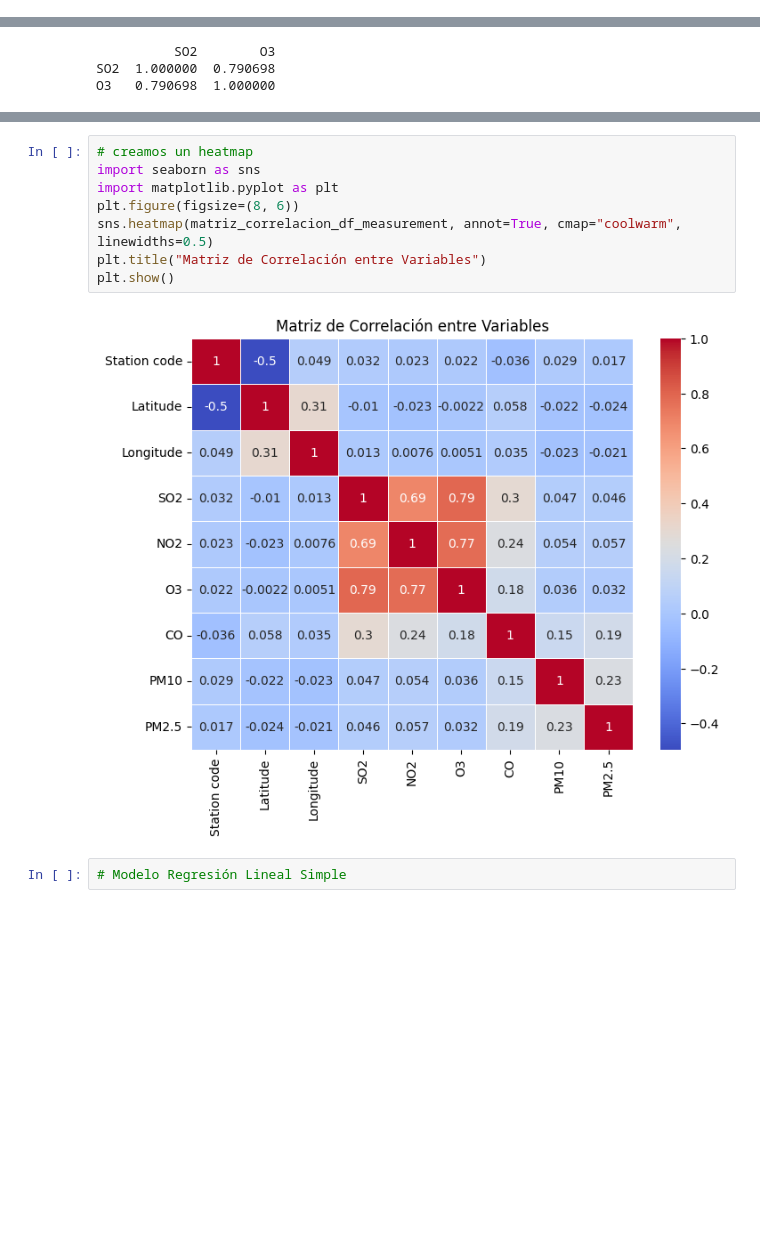
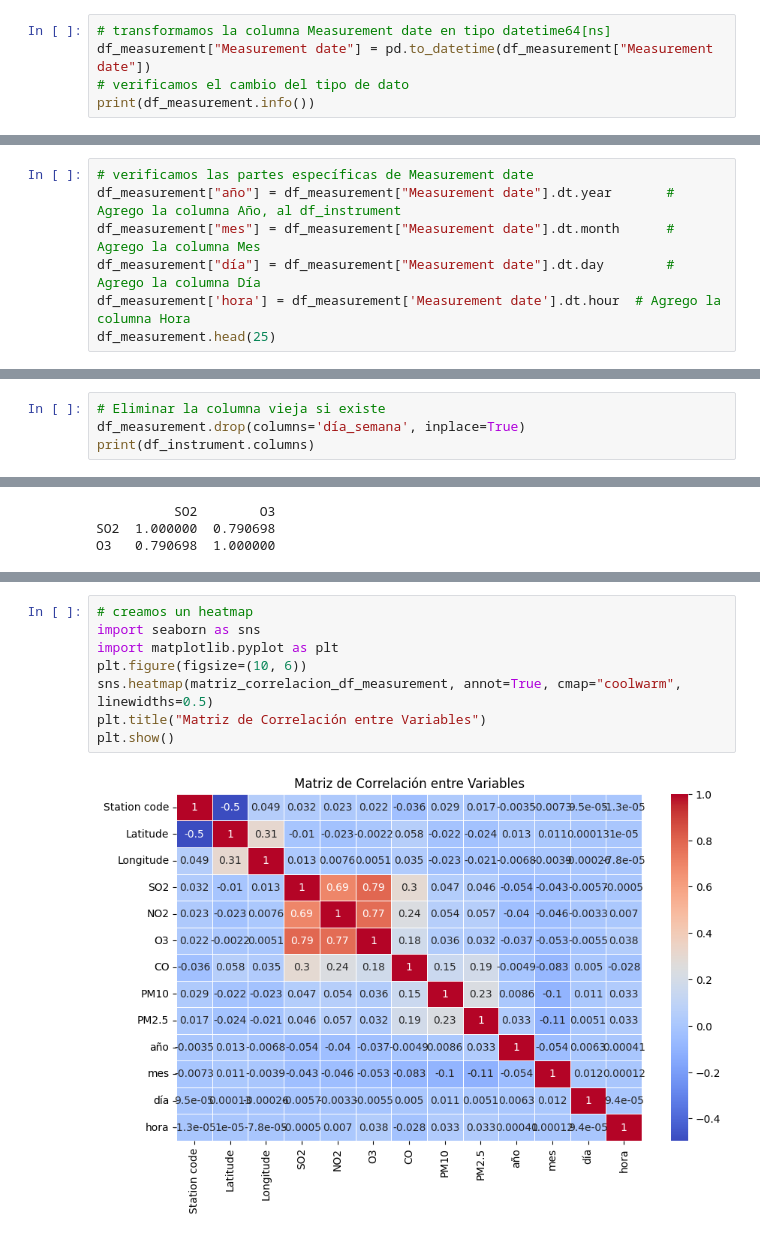
Before and after one commit to carlosgomezagrafojo/pollution-data, a Jupyter notebook: proyect_contaminacion.ipynb, the cells around one changed output, grey strips where cells are left out. Drawn from its saved outputs; the diff is of its cells as text; blank space fills up the shorter version.

Commit message:
Creado con Colab ; Tarea Nº 2, respuesta Nº 1, primer modelo de regresión para la 1era predicción

```diff
--- a/proyect_contaminacion.ipynb
+++ b/proyect_contaminacion.ipynb
@@ -960,3 +966,8 @@ dtype: int64
 print(df_measurement.duplicated().sum())
 # %% [output]
 0
+# %%
+# transformamos la columna Measurement date en tipo datetime64[ns]
+df_measurement["Measurement date"] = pd.to_datetime(df_measurement["Measurement date"])
+# verificamos el cambio del tipo de dato
+print(df_measurement.info())
@@ -962,0 +993,7 @@ print(df_measurement.duplicated().sum())
+# %%
+# verificamos las partes específicas de Measurement date
+df_measurement["año"] = df_measurement["Measurement date"].dt.year       # Agrego la columna Año, al df_instrument
+df_measurement["mes"] = df_measurement["Measurement date"].dt.month      # Agrego la columna Mes
+df_measurement["día"] = df_measurement["Measurement date"].dt.day        # Agrego la columna Día
+df_measurement['hora'] = df_measurement['Measurement date'].dt.hour  # Agrego la columna Hora
+df_measurement.head(25)
@@ -962,0 +1018,4 @@ print(df_measurement.duplicated().sum())
+# %%
+# Eliminar la columna vieja si existe
+df_measurement.drop(columns='día_semana', inplace=True)
+print(df_instrument.columns)
@@ -1121,12 +1276,10 @@ PM2.5         0.186025  0.229720  1.000000
 # %%
 # creamos un heatmap
 import seaborn as sns
 import matplotlib.pyplot as plt
-plt.figure(figsize=(8, 6))
+plt.figure(figsize=(10, 6))
 sns.heatmap(matriz_correlacion_df_measurement, annot=True, cmap="coolwarm", linewidths=0.5)
 plt.title("Matriz de Correlación entre Variables")
 plt.show()
 # %% [output]
-[figure, old version]
+[figure, new version]
-# %%
-# Modelo Regresión Lineal Simple
```
Also changed, not shown: parts of 50 cells of this notebook.
